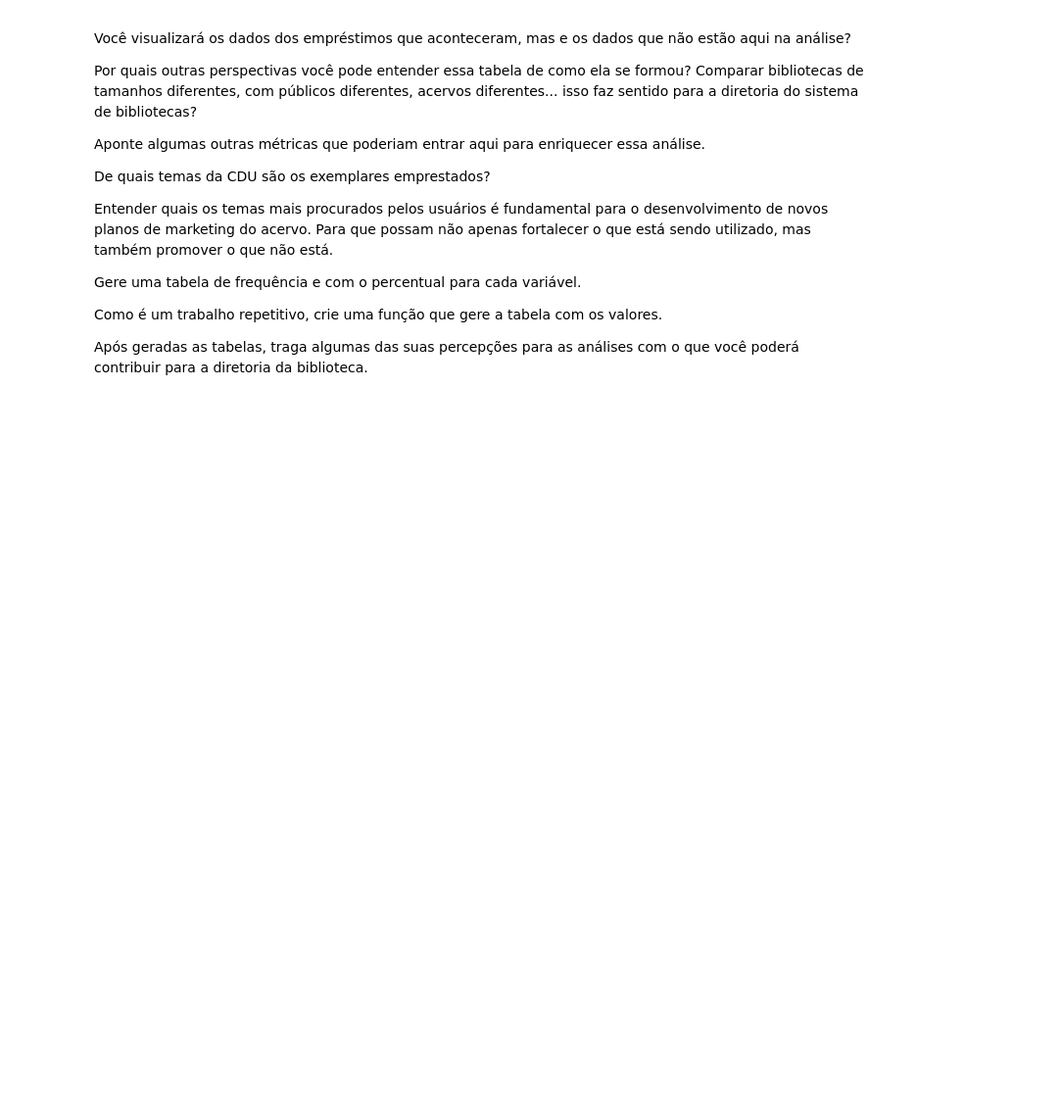
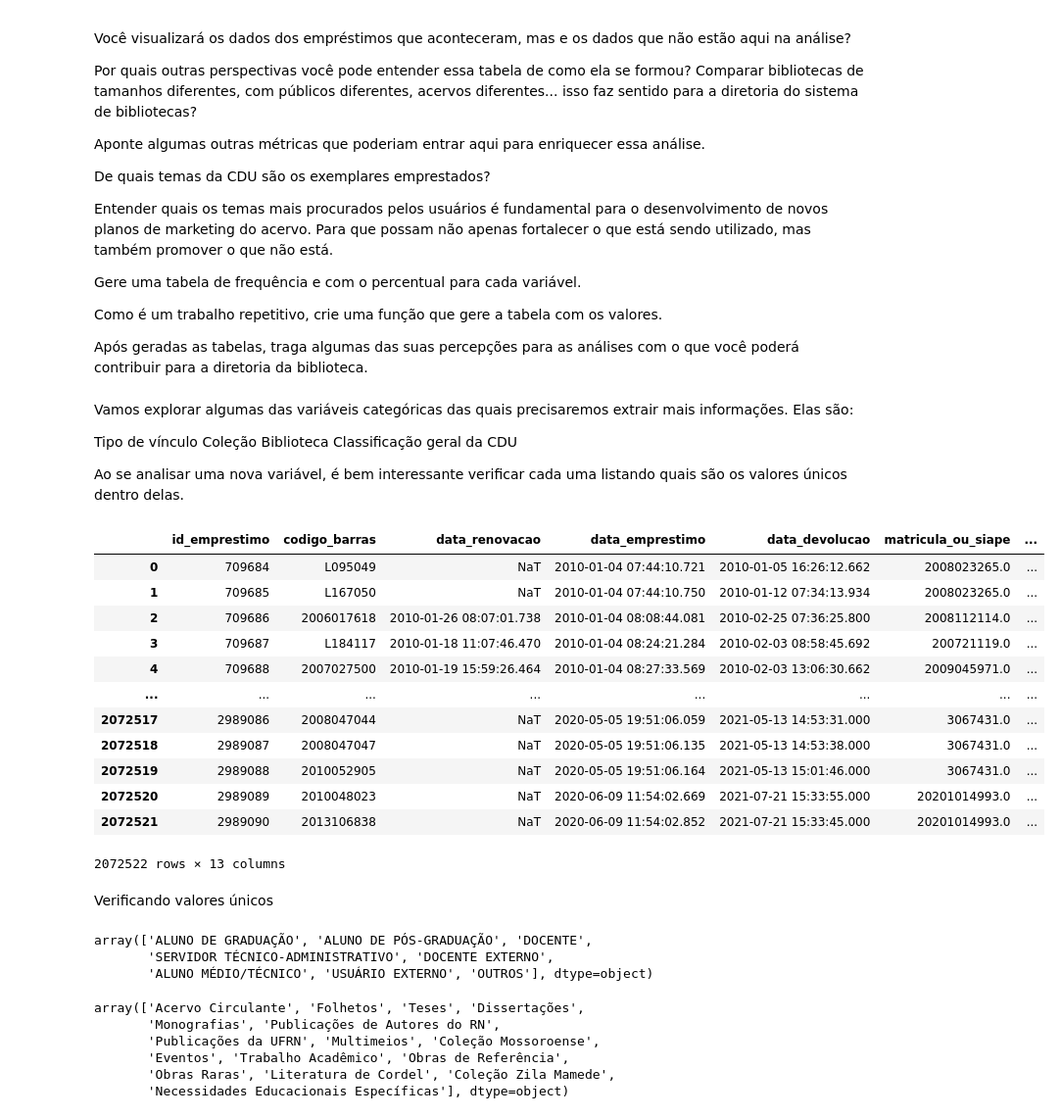
Before and after one commit to WyndamBaxter/Desafio-7-days-of-coding-dashboard, a Jupyter notebook: Analise_exploratoria.ipynb, the cells around one changed output. Shown: that part at 98% size. Saved outputs shown, nothing was run; the diff lists cells and outputs as text; code cells hidden in the pictures; blank space fills up the shorter version.

Commit message:
Novas adições

```diff
--- a/Analise_exploratoria.ipynb
+++ b/Analise_exploratoria.ipynb
@@ -530,3 +530,44 @@ Gere uma tabela de frequência e com o percentual para cada variável.
 Como é um trabalho repetitivo, crie uma função que gere a tabela com os valores.
 
 Após geradas as tabelas, traga algumas das suas percepções para as análises com o que você poderá contribuir para a diretoria da biblioteca.
+# %% [markdown]
+Vamos explorar algumas das variáveis categóricas das quais precisaremos extrair mais informações. Elas são:
+
+Tipo de vínculo Coleção Biblioteca Classificação geral da CDU
+
+Ao se analisar uma nova variável, é bem interessante verificar cada uma listando quais são os valores únicos dentro delas.
+# %%
+df_emprestimos_completo['data_devolucao'] = pd.to_datetime(df_emprestimos_completo['data_devolucao'])
+df_emprestimos_completo['data_renovacao'] = pd.to_datetime(df_emprestimos_completo['data_renovacao'])
+df_emprestimos_completo
+# %% [output]
+|  | id_emprestimo | codigo_barras | data_renovacao | data_emprestimo | data_devolucao | matricula_ou_siape | ... |
+| 0 | 709684 | L095049 | NaT | 2010-01-04 07:44:10.721 | 2010-01-05 16:26:12.662 | 2008023265.0 | ... |
+| 1 | 709685 | L167050 | NaT | 2010-01-04 07:44:10.750 | 2010-01-12 07:34:13.934 | 2008023265.0 | ... |
+| 2 | 709686 | 2006017618 | 2010-01-26 08:07:01.738 | 2010-01-04 08:08:44.081 | 2010-02-25 07:36:25.800 | 2008112114.0 | ... |
+| 3 | 709687 | L184117 | 2010-01-18 11:07:46.470 | 2010-01-04 08:24:21.284 | 2010-02-03 08:58:45.692 | 200721119.0 | ... |
+| 4 | 709688 | 2007027500 | 2010-01-19 15:59:26.464 | 2010-01-04 08:27:33.569 | 2010-02-03 13:06:30.662 | 2009045971.0 | ... |
+| ... | ... | ... | ... | ... | ... | ... | ... |
+| 2072517 | 2989086 | 2008047044 | NaT | 2020-05-05 19:51:06.059 | 2021-05-13 14:53:31.000 | 3067431.0 | ... |
+| 2072518 | 2989087 | 2008047047 | NaT | 2020-05-05 19:51:06.135 | 2021-05-13 14:53:38.000 | 3067431.0 | ... |
+| 2072519 | 2989088 | 2010052905 | NaT | 2020-05-05 19:51:06.164 | 2021-05-13 15:01:46.000 | 3067431.0 | ... |
+| 2072520 | 2989089 | 2010048023 | NaT | 2020-06-09 11:54:02.669 | 2021-07-21 15:33:55.000 | 20201014993.0 | ... |
+| 2072521 | 2989090 | 2013106838 | NaT | 2020-06-09 11:54:02.852 | 2021-07-21 15:33:45.000 | 20201014993.0 | ... |
+2072522 rows × 13 columns
+# %% [markdown]
+Verificando valores únicos
+# %%
+df_emprestimos_completo['tipo_vinculo_usuario'].unique()
+# %% [output]
+array(['ALUNO DE GRADUAÇÃO', 'ALUNO DE PÓS-GRADUAÇÃO', 'DOCENTE',
+       'SERVIDOR TÉCNICO-ADMINISTRATIVO', 'DOCENTE EXTERNO',
+       'ALUNO MÉDIO/TÉCNICO', 'USUÁRIO EXTERNO', 'OUTROS'], dtype=object)
+# %%
+df_emprestimos_completo['colecao'].unique()
+# %% [output]
+array(['Acervo Circulante', 'Folhetos', 'Teses', 'Dissertações',
+       'Monografias', 'Publicações de Autores do RN',
+       'Publicações da UFRN', 'Multimeios', 'Coleção Mossoroense',
+       'Eventos', 'Trabalho Acadêmico', 'Obras de Referência',
+       'Obras Raras', 'Literatura de Cordel', 'Coleção Zila Mamede',
+       'Necessidades Educacionais Específicas'], dtype=object)
```
Also changed, not shown: parts of 5 cells of this notebook.
